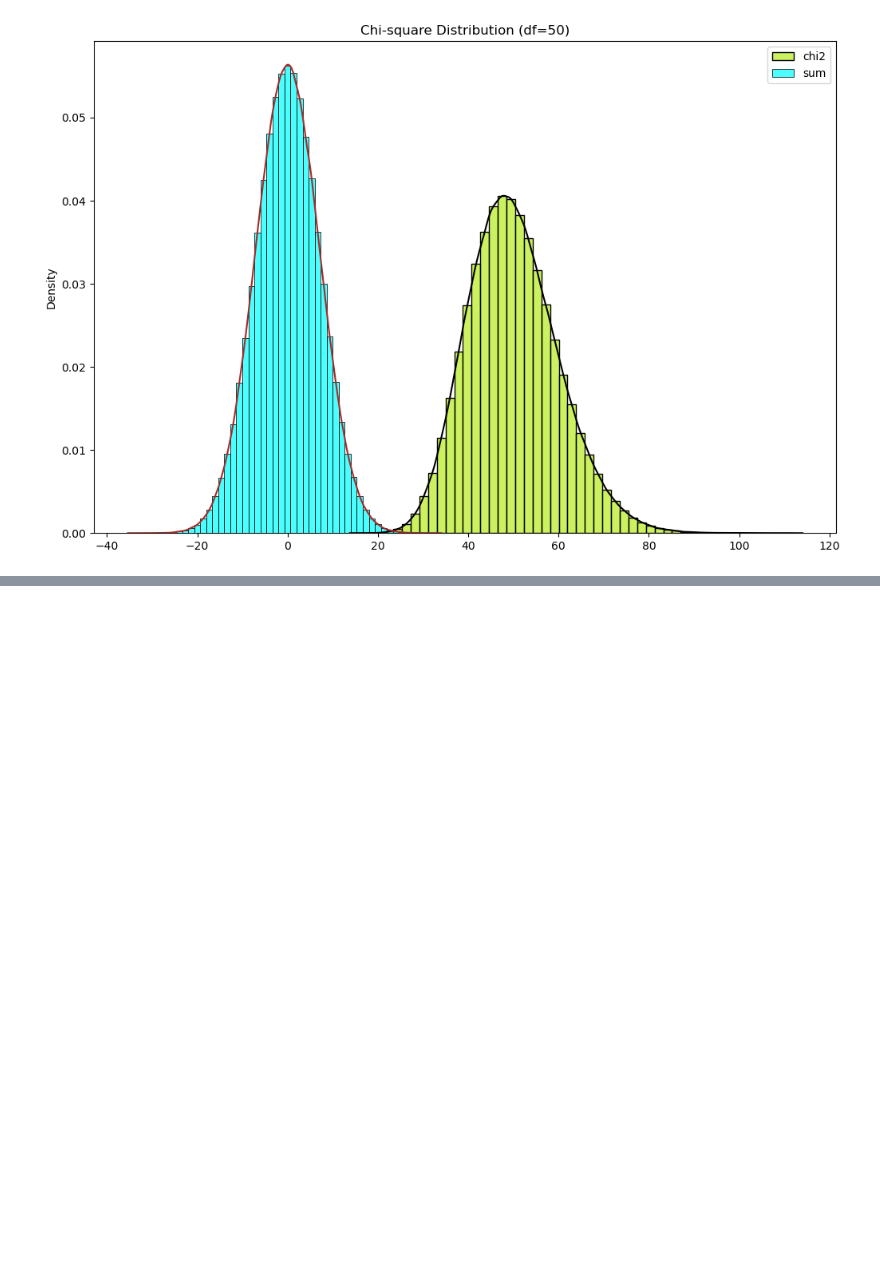
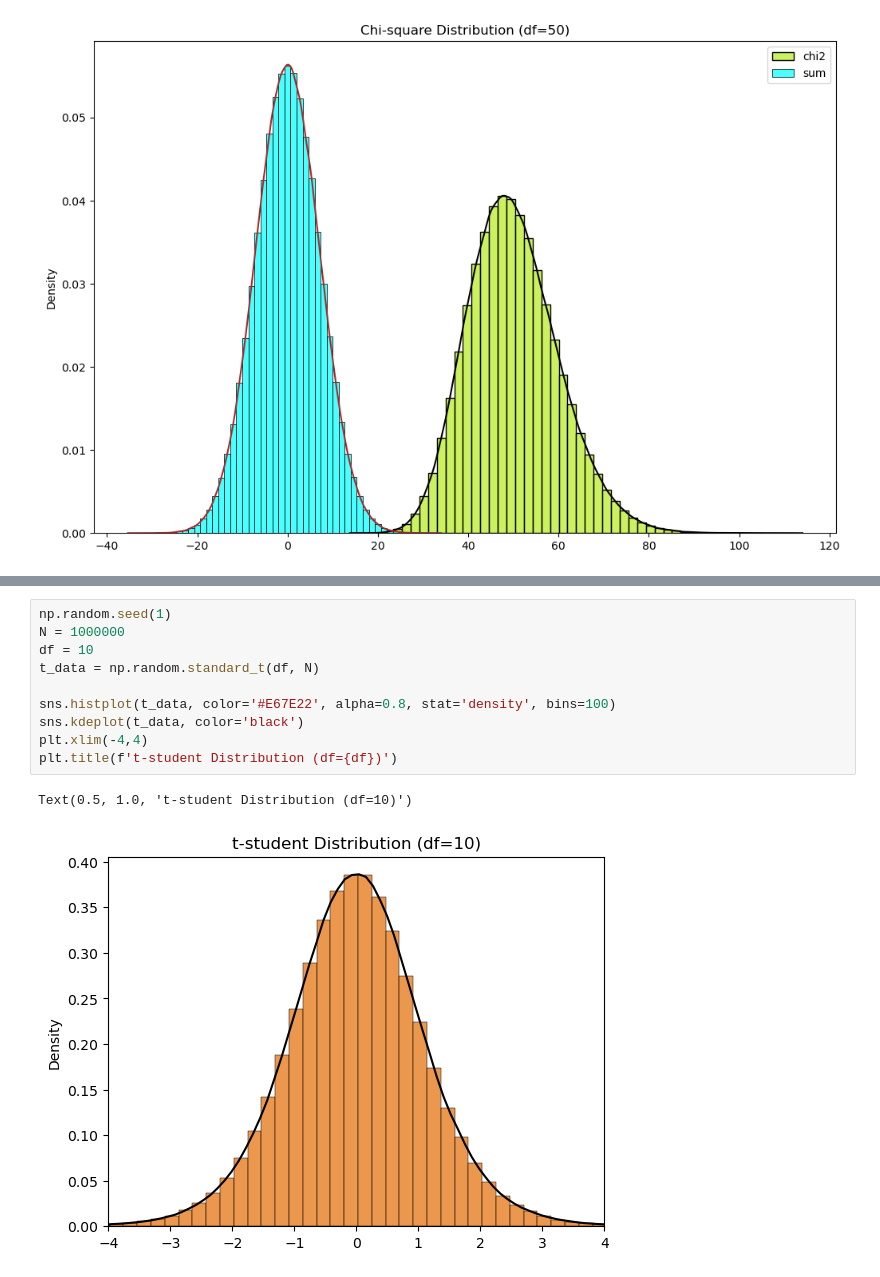
Before and after one commit to AugustinCablant/Statistics-and-Probability, a Jupyter notebook: Continuous Random Variables.ipynb, the cells around one changed output, grey strips where cells are left out. Saved outputs shown, nothing was run; the diff lists cells and outputs as text; blank space fills up the shorter version.

```diff
--- a/Continuous Random Variables.ipynb
+++ b/Continuous Random Variables.ipynb
@@ -318,0 +433,13 @@ Text(0.5, 1.0, 'Chi-square Distribution (df=50)')
+# %%
+np.random.seed(1)
+N = 1000000
+df = 10
+t_data = np.random.standard_t(df, N)
+
+sns.histplot(t_data, color='#E67E22', alpha=0.8, stat='density', bins=100)
+sns.kdeplot(t_data, color='black')
+plt.xlim(-4,4)
+plt.title(f't-student Distribution (df={df})')
+# %% [output]
+Text(0.5, 1.0, 't-student Distribution (df=10)')
+[figure, added]
```
Also changed, not shown: parts of 26 cells of this notebook.
